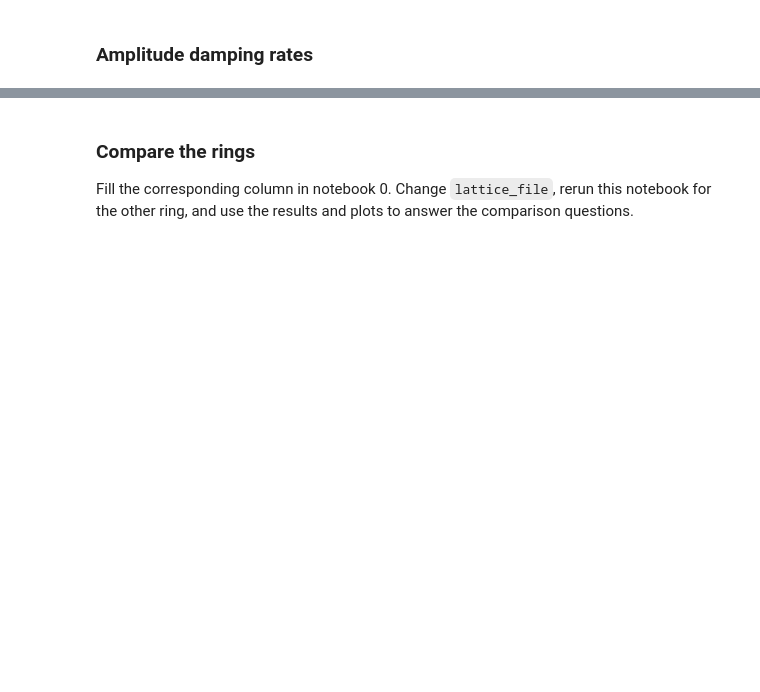
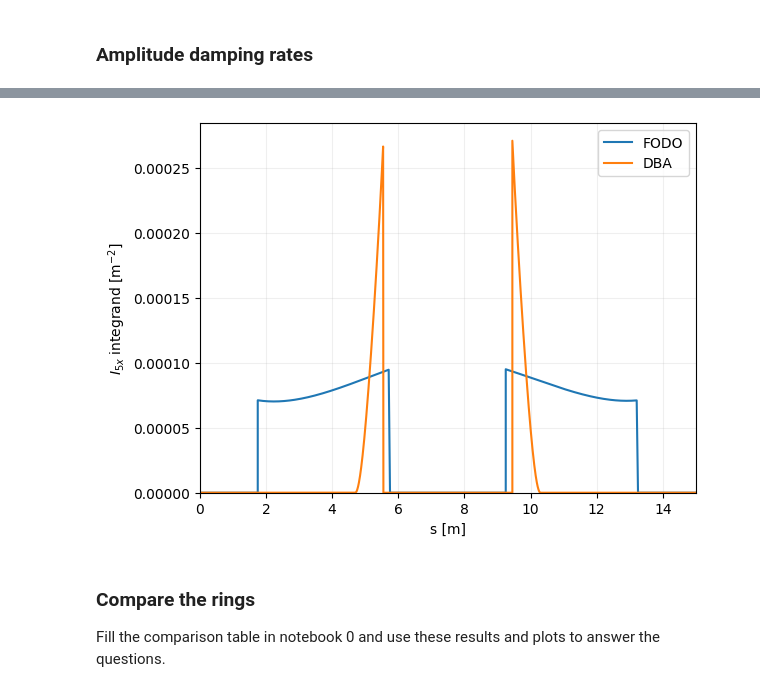
Before and after one commit to xsuite/tutorial_cas_ee_coll_and_ls, a Jupyter notebook: 01_synchrotron_design_and_comparison/solution_03_radiation_integrals.ipynb, the cells around one changed output, grey strips where cells are left out. Saved outputs shown, nothing was run; the diff lists cells and outputs as text; code cells hidden in the pictures; blank space fills up the shorter version.

```diff
--- a/01_synchrotron_design_and_comparison/solution_03_radiation_integrals.ipynb
+++ b/01_synchrotron_design_and_comparison/solution_03_radiation_integrals.ipynb
@@ -80,4 +144,16 @@ plt.xlim(0, ring['l_cell'])
+# %%
+fig, ax = plt.subplots()
+ax.plot(tw_fodo.s, tw_fodo.rad_int_i5x_integrand, label='FODO')
+ax.plot(tw_dba.s, tw_dba.rad_int_i5x_integrand, label='DBA')
+ax.set_xlim(0, ring_fodo['l_cell'])
+ax.set_ylim(bottom=0)
+ax.set_xlabel('s [m]')
+ax.set_ylabel(r'$I_{5x}$ integrand [m$^{-2}$]')
+ax.legend()
+ax.grid(alpha=0.2)
+# %% [output]
+[figure, added]
 # %% [markdown]
 ### Compare the rings
 
-Fill the corresponding column in notebook 0. Change `lattice_file`, rerun this notebook for the other ring, and use the results and plots to answer the comparison questions.
+Fill the comparison table in notebook 0 and use these results and plots to answer the questions.
```
Also changed, not shown: parts of 25 cells of this notebook, 1 other file.
